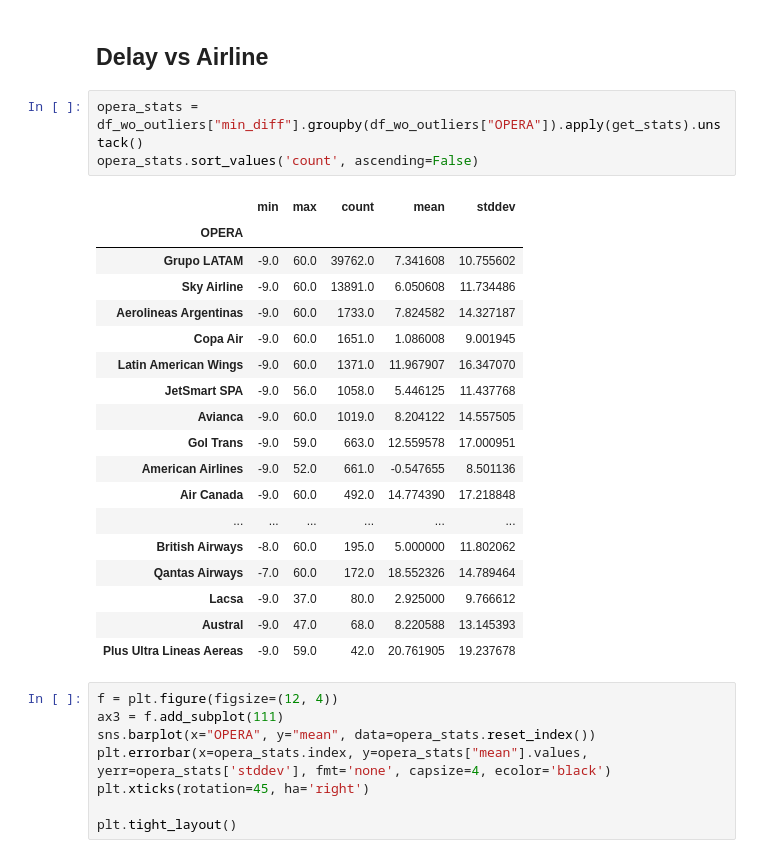
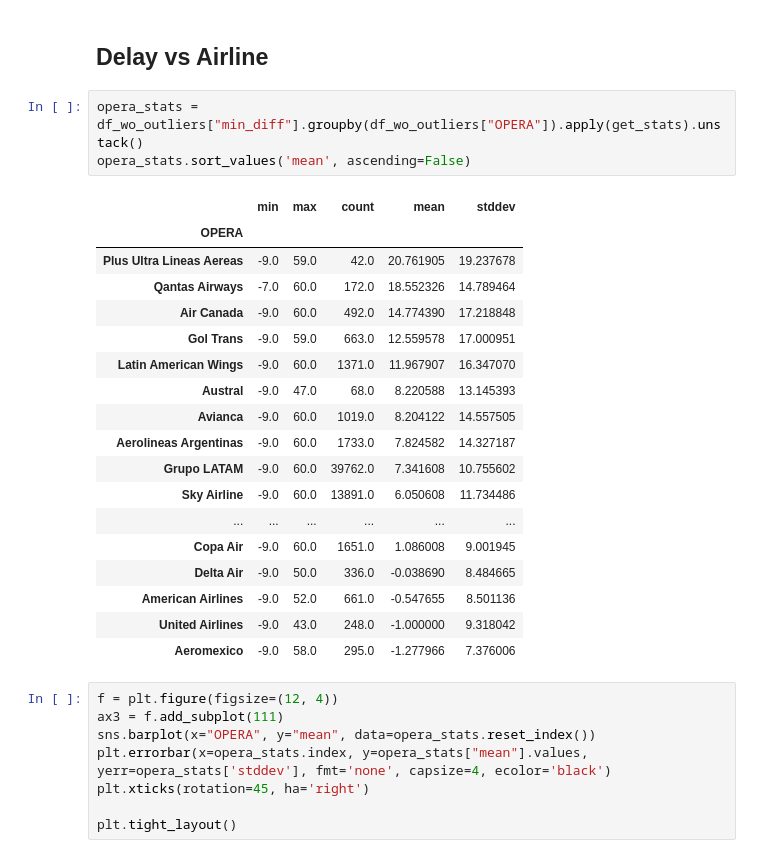
Before and after one commit to sasotomayor/flight-delay-prediction, a Jupyter notebook: solution.ipynb, the cells around one changed output. Drawn from its saved outputs; the diff is of its cells as text.

```diff
--- a/solution.ipynb
+++ b/solution.ipynb
@@ -585,26 +585,26 @@ With a p value of 3.525362349673809e-179 we can reject the hypothesis that all m
 ## Delay vs Airline
 # %%
 opera_stats = df_wo_outliers["min_diff"].groupby(df_wo_outliers["OPERA"]).apply(get_stats).unstack()
-opera_stats.sort_values('count', ascending=False)
+opera_stats.sort_values('mean', ascending=False)
 # %% [output]
 |  | min | max | count | mean | stddev |
 | OPERA |  |  |  |  |  |
+| Plus Ultra Lineas Aereas | -9.0 | 59.0 | 42.0 | 20.761905 | 19.237678 |
+| Qantas Airways | -7.0 | 60.0 | 172.0 | 18.552326 | 14.789464 |
+| Air Canada | -9.0 | 60.0 | 492.0 | 14.774390 | 17.218848 |
+| Gol Trans | -9.0 | 59.0 | 663.0 | 12.559578 | 17.000951 |
+| Latin American Wings | -9.0 | 60.0 | 1371.0 | 11.967907 | 16.347070 |
+| Austral | -9.0 | 47.0 | 68.0 | 8.220588 | 13.145393 |
+| Avianca | -9.0 | 60.0 | 1019.0 | 8.204122 | 14.557505 |
+| Aerolineas Argentinas | -9.0 | 60.0 | 1733.0 | 7.824582 | 14.327187 |
 | Grupo LATAM | -9.0 | 60.0 | 39762.0 | 7.341608 | 10.755602 |
 | Sky Airline | -9.0 | 60.0 | 13891.0 | 6.050608 | 11.734486 |
-| Aerolineas Argentinas | -9.0 | 60.0 | 1733.0 | 7.824582 | 14.327187 |
+| ... | ... | ... | ... | ... | ... |
 | Copa Air | -9.0 | 60.0 | 1651.0 | 1.086008 | 9.001945 |
-| Latin American Wings | -9.0 | 60.0 | 1371.0 | 11.967907 | 16.347070 |
-| JetSmart SPA | -9.0 | 56.0 | 1058.0 | 5.446125 | 11.437768 |
-| Avianca | -9.0 | 60.0 | 1019.0 | 8.204122 | 14.557505 |
-| Gol Trans | -9.0 | 59.0 | 663.0 | 12.559578 | 17.000951 |
+| Delta Air | -9.0 | 50.0 | 336.0 | -0.038690 | 8.484665 |
 | American Airlines | -9.0 | 52.0 | 661.0 | -0.547655 | 8.501136 |
-| Air Canada | -9.0 | 60.0 | 492.0 | 14.774390 | 17.218848 |
-| ... | ... | ... | ... | ... | ... |
-| British Airways | -8.0 | 60.0 | 195.0 | 5.000000 | 11.802062 |
-| Qantas Airways | -7.0 | 60.0 | 172.0 | 18.552326 | 14.789464 |
-| Lacsa | -9.0 | 37.0 | 80.0 | 2.925000 | 9.766612 |
-| Austral | -9.0 | 47.0 | 68.0 | 8.220588 | 13.145393 |
-| Plus Ultra Lineas Aereas | -9.0 | 59.0 | 42.0 | 20.761905 | 19.237678 |
+| United Airlines | -9.0 | 43.0 | 248.0 | -1.000000 | 9.318042 |
+| Aeromexico | -9.0 | 58.0 | 295.0 | -1.277966 | 7.376006 |
 # %%
 f = plt.figure(figsize=(12, 4))
 ax3 = f.add_subplot(111)
```
Also changed, not shown: parts of 42 cells of this notebook, 1 other file.
